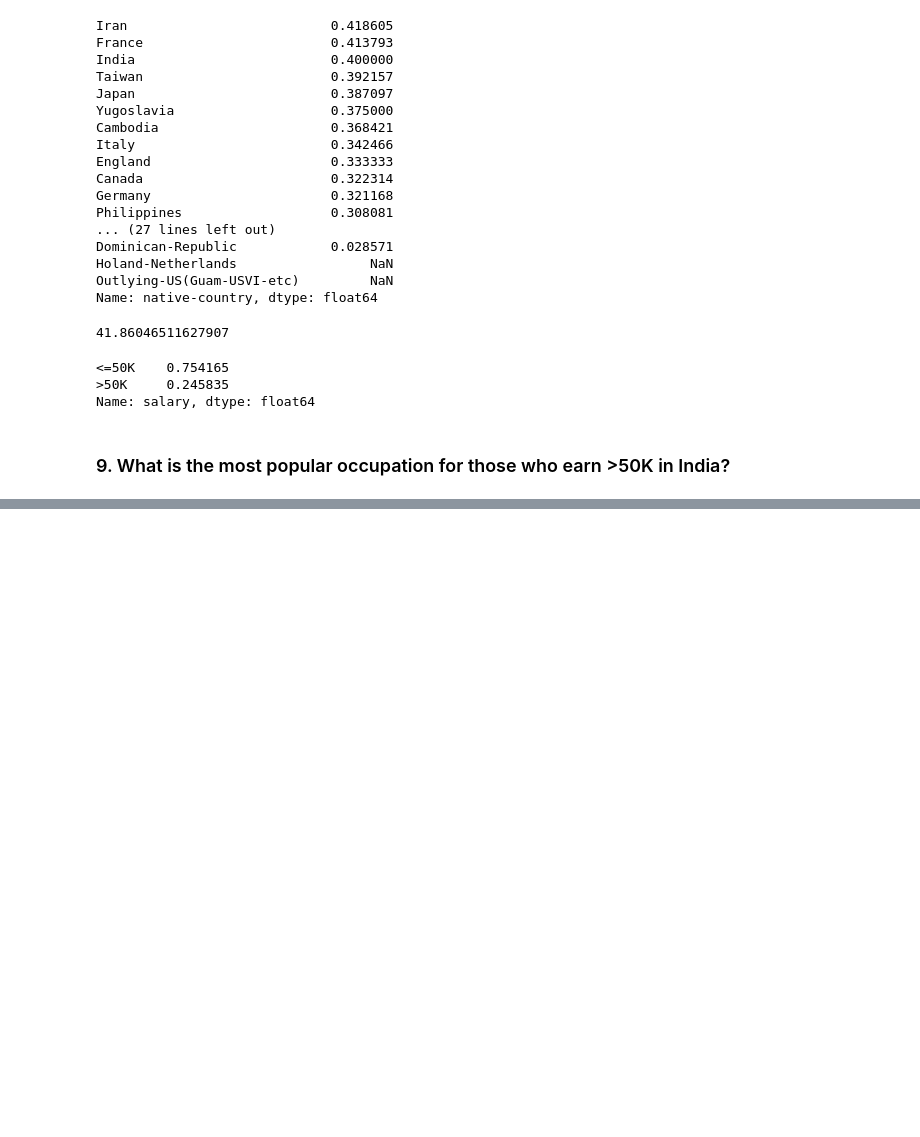
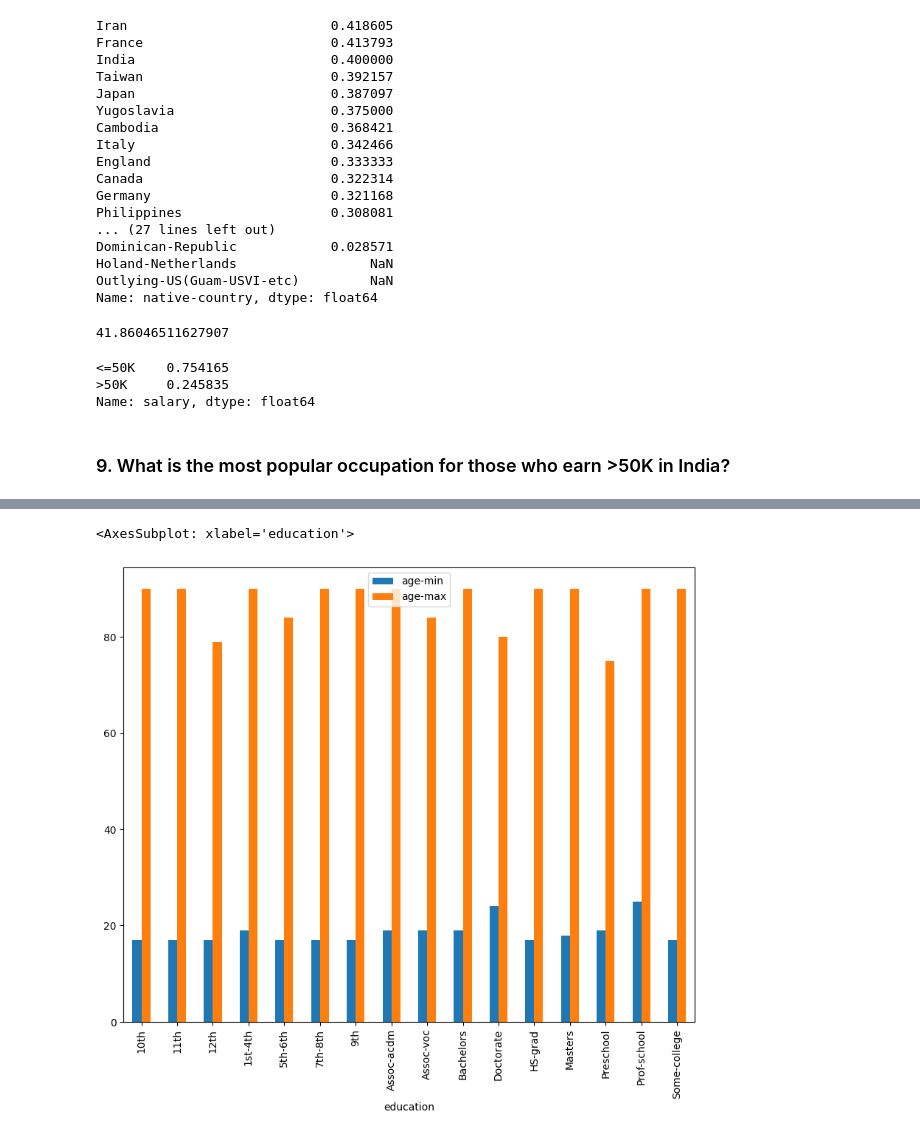
Before and after one commit to GammaIntelligenceTraining/DataAnalysis1, a Jupyter notebook: 08_Pandas/pandas_dataset.ipynb, the cells around one changed output, grey strips where cells are left out. Saved outputs shown, nothing was run; the diff lists cells and outputs as text; code cells hidden in the pictures; blank space fills up the shorter version.

```diff
--- a/08_Pandas/pandas_dataset.ipynb
+++ b/08_Pandas/pandas_dataset.ipynb
@@ -300,0 +509,2 @@ Name: salary, dtype: float64
+# %%
+age_df = groups.agg({'age': [min, max]})
@@ -300,0 +560,2 @@ Name: salary, dtype: float64
+# %%
+age_df.columns = age_df.columns.map(lambda x: '-'.join(x))
@@ -300,0 +583,5 @@ Name: salary, dtype: float64
+# %%
+age_df.plot(kind='bar', figsize=(10, 8))
+# %% [output]
+<AxesSubplot: xlabel='education'>
+[figure, added]
```
Also changed, not shown: parts of 29 cells of this notebook.
